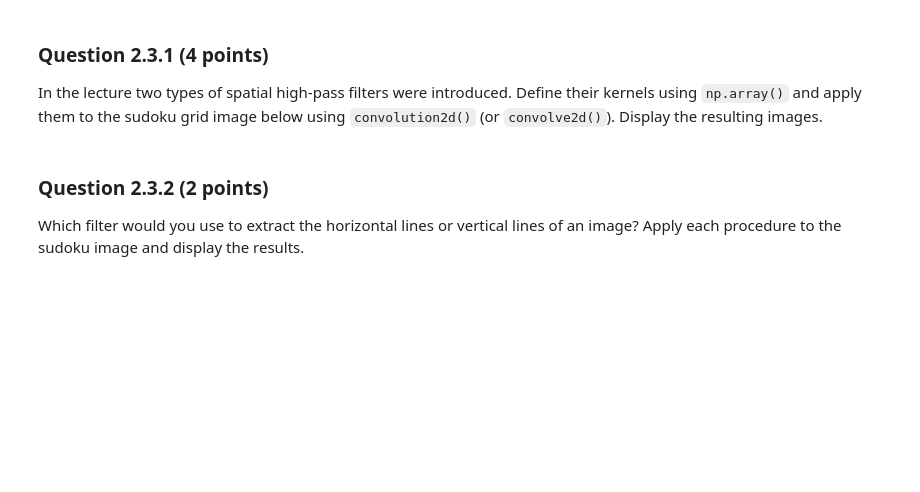
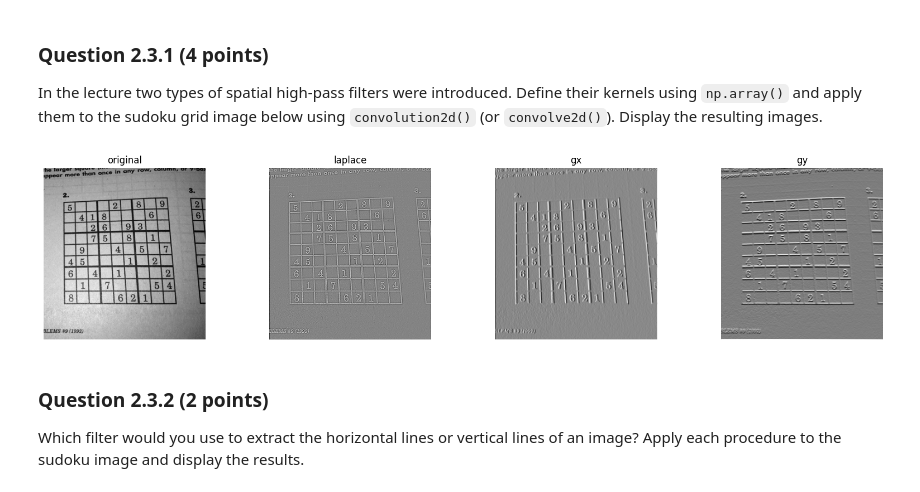
Before and after one commit to johqniel/Computer-Vision-Course-Uni-Koeln, a Jupyter notebook: Assignments/assignment_2.ipynb, the cells around one changed output. Drawn from its saved outputs; the diff is of its cells as text; code cells hidden in the pictures; blank space fills up the shorter version.

```diff
--- a/Assignments/assignment_2.ipynb
+++ b/Assignments/assignment_2.ipynb
@@ -525,3 +583,28 @@ sudoku = cv2.cvtColor(url2img("https://github.com/bozeklab/ComputerVision_SS24/b
+# %%
+sudoku = cv2.cvtColor(url2img("https://github.com/bozeklab/ComputerVision_SS24/blob/main/resources/assignment_2/sudoku.png?raw=true"), cv2.COLOR_BGR2GRAY)
+
+# kernel = np.array([...])
+
+laplacian_kernel = np.array([[0,1,0],
+                             [1,-4,1],
+                             [0,1,0]])
+
+
+gx_kernel = np.array([[-1,-2,-1],
+                             [0,0,0],
+                             [1,2,1]])
+
+gy_kernel = np.array([[-1,0,1],
+                             [-2,0,2],
+                             [-1,0,1]])
+
+laplace_sudoku = convolution2d(sudoku, laplacian_kernel)
+gx_sudoku = convolution2d(sudoku, gx_kernel)
+gy_sudoku = convolution2d(sudoku, gy_kernel)
+
+display_side_by_side([sudoku, laplace_sudoku, gx_sudoku,gy_sudoku], ["original", "laplace", "gx", "gy"])
+# %% [output]
+[figure, added]
 # %% [markdown]
 ### Question 2.3.2 (2 points)
 Which filter would you use to extract the horizontal lines or vertical lines of an image? Apply each procedure to the sudoku image and display the results.
```
Also changed, not shown: parts of 7 cells of this notebook.
